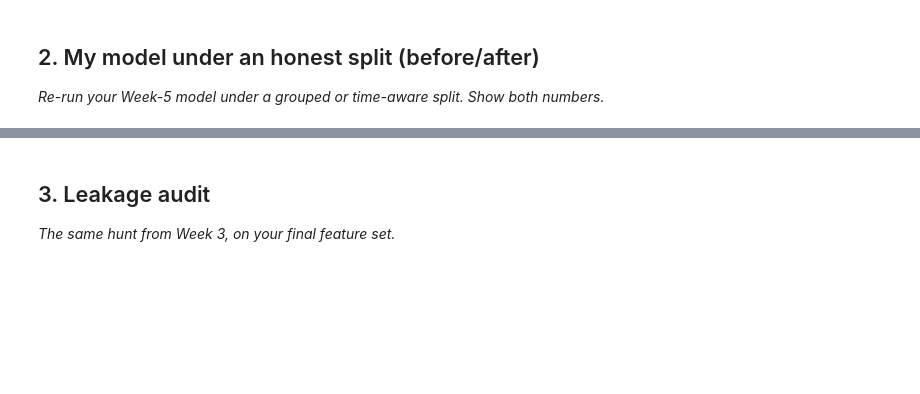
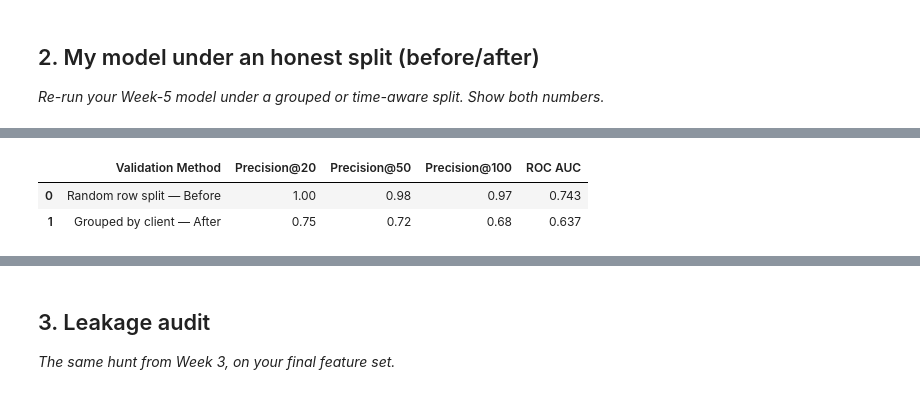
Before and after one commit to Shreyansh-Sri/Flyrank-ML-Internship, a Jupyter notebook: work/notebooks/w06_validation_audit.ipynb, the cells around one changed output, grey strips where cells are left out. Drawn from its saved outputs; the diff is of its cells as text; code cells hidden in the pictures; blank space fills up the shorter version.

```diff
--- a/work/notebooks/w06_validation_audit.ipynb
+++ b/work/notebooks/w06_validation_audit.ipynb
@@ -22,0 +220,22 @@ This skeleton is yours to fill. Work the sections **in order** — each one has
+# %%
+clients = df["client_id"].dropna().unique()
+
+train_clients, test_clients = train_test_split(
+    clients,
+    test_size=0.20,
+    random_state=42
+)
+
+after_train = df[
+    df["client_id"].isin(train_clients)
+].copy()
+
+after_test = df[
+    df["client_id"].isin(test_clients)
+].copy()
+
+print("AFTER — Grouped by client")
+print("Training rows:", len(after_train))
+print("Test rows:", len(after_test))
+print("Training clients:", after_train["client_id"].nunique())
+print("Test clients:", after_test["client_id"].nunique())
@@ -22,0 +298,23 @@ This skeleton is yours to fill. Work the sections **in order** — each one has
+# %%
+comparison = pd.DataFrame([
+    {
+        "Validation Method": "Random row split — Before",
+        "Precision@20": before_p20,
+        "Precision@50": before_p50,
+        "Precision@100": before_p100,
+        "ROC AUC": before_auc
+    },
+    {
+        "Validation Method": "Grouped by client — After",
+        "Precision@20": after_p20,
+        "Precision@50": after_p50,
+        "Precision@100": after_p100,
+        "ROC AUC": after_auc
+    }
+])
+
+display(comparison.round(3))
+# %% [output]
+|  | Validation Method | Precision@20 | Precision@50 | Precision@100 | ROC AUC |
+| 0 | Random row split — Before | 1.00 | 0.98 | 0.97 | 0.743 |
+| 1 | Grouped by client — After | 0.75 | 0.72 | 0.68 | 0.637 |
```
Also changed, not shown: parts of 20 cells of this notebook.
